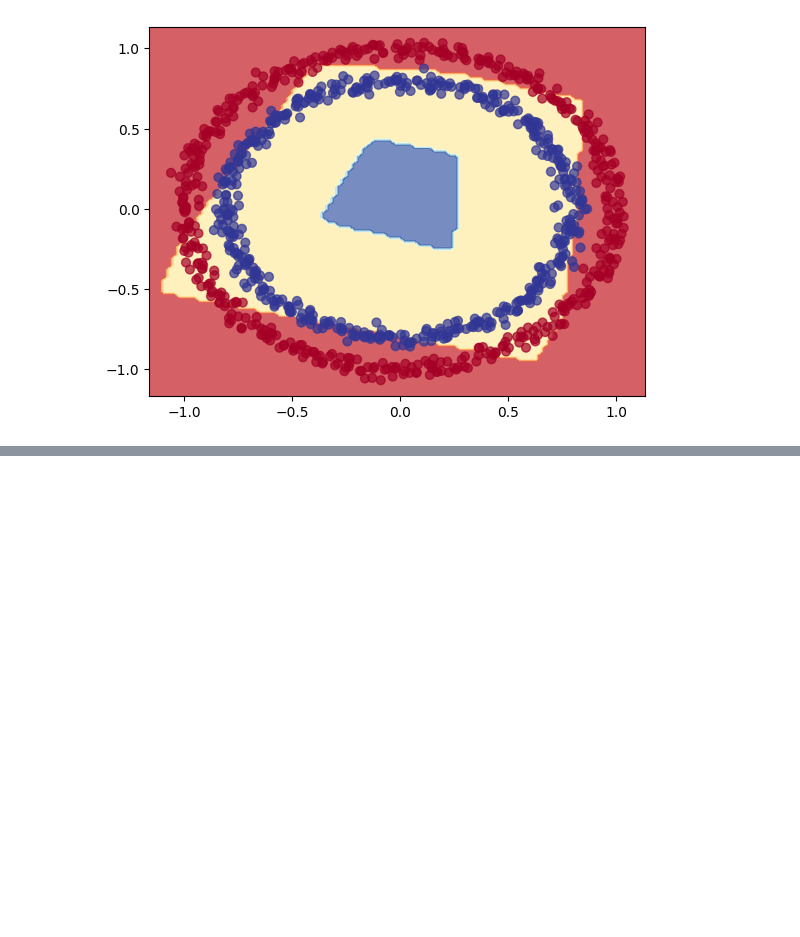
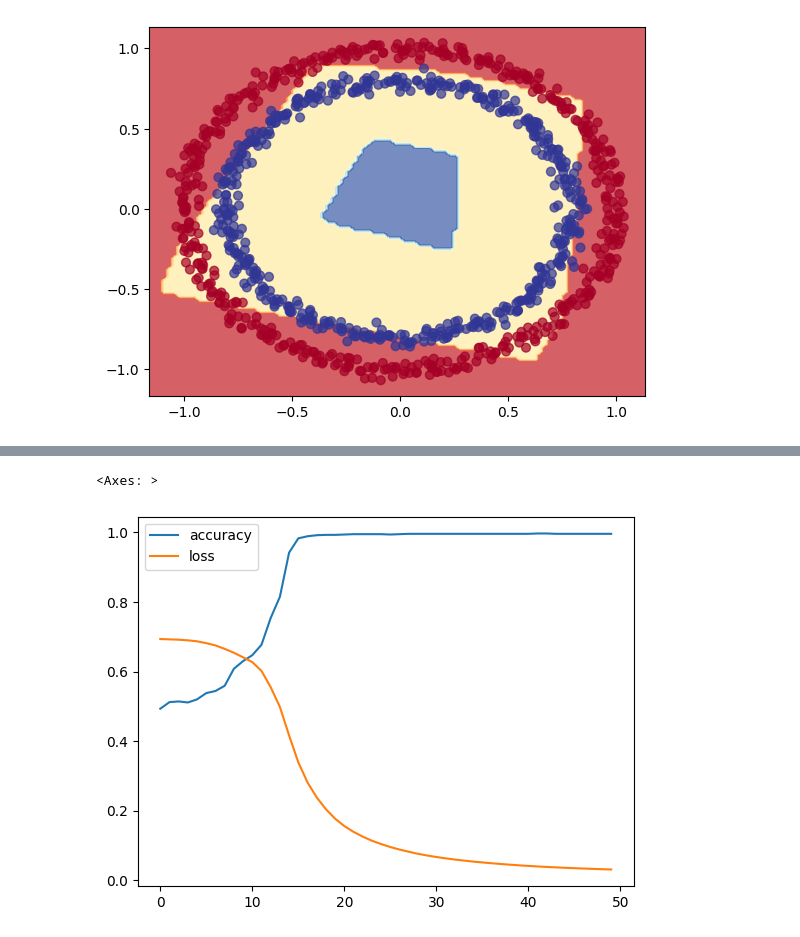
Before and after one commit to Phavour-EBEN/Personal-Deep-Learning-Lessons, a Jupyter notebook: 002_NN_Classification_Tensorflow/002_NN_Classification.ipynb, the cells around one changed output, grey strips where cells are left out. Cells and saved outputs as stored; diff of their text form; code cells hidden in the pictures; blank space fills up the shorter version.

```diff
--- a/002_NN_Classification_Tensorflow/002_NN_Classification.ipynb
+++ b/002_NN_Classification_Tensorflow/002_NN_Classification.ipynb
@@ -226,0 +246,5 @@ Doing binary classifiction
+# %%
+pd.DataFrame(history.history).plot()
+# %% [output]
+<Axes: >
+[figure, added]
```
Also changed, not shown: parts of 3 cells of this notebook.
